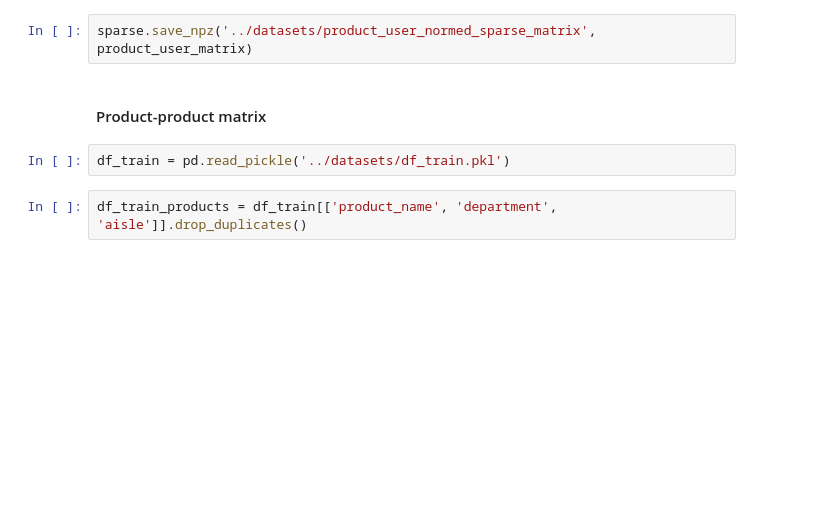
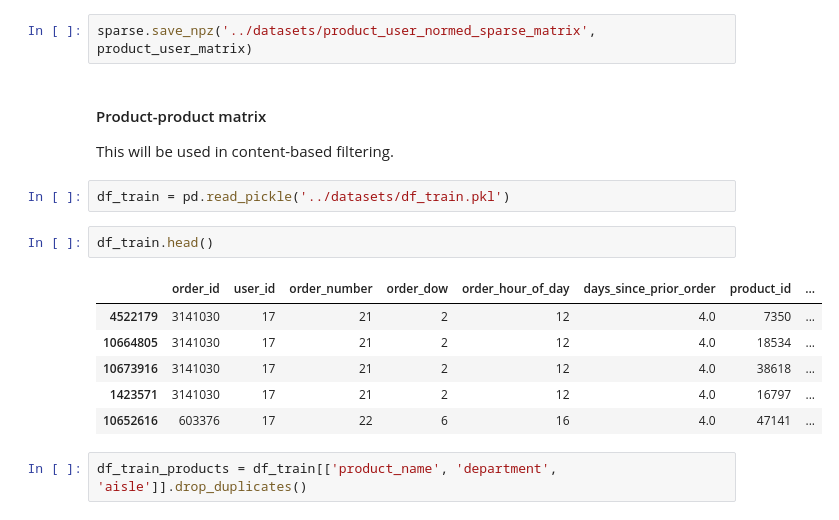
Before and after one commit to zixinlee/GA-data-science, a Jupyter notebook: Capstone-Instacart/code/4_data_prep_for_RecSys.ipynb, the cells around one changed output. Saved outputs shown, nothing was run; the diff lists cells and outputs as text; blank space fills up the shorter version.

```diff
--- a/Capstone-Instacart/code/4_data_prep_for_RecSys.ipynb
+++ b/Capstone-Instacart/code/4_data_prep_for_RecSys.ipynb
@@ -286,8 +290,19 @@ product_user_matrix = sparse.coo_matrix(pivot_user_product_normed.fillna(0).T)
 sparse.save_npz('../datasets/product_user_normed_sparse_matrix', product_user_matrix)
 # %% [markdown]
 #### Product-product matrix
+
+This will be used in content-based filtering.
 # %%
 df_train = pd.read_pickle('../datasets/df_train.pkl')
+# %%
+df_train.head()
+# %% [output]
+|  | order_id | user_id | order_number | order_dow | order_hour_of_day | days_since_prior_order | product_id | ... |
+| 4522179 | 3141030 | 17 | 21 | 2 | 12 | 4.0 | 7350 | ... |
+| 10664805 | 3141030 | 17 | 21 | 2 | 12 | 4.0 | 18534 | ... |
+| 10673916 | 3141030 | 17 | 21 | 2 | 12 | 4.0 | 38618 | ... |
+| 1423571 | 3141030 | 17 | 21 | 2 | 12 | 4.0 | 16797 | ... |
+| 10652616 | 603376 | 17 | 22 | 6 | 16 | 4.0 | 47141 | ... |
 # %%
 df_train_products = df_train[['product_name', 'department', 'aisle']].drop_duplicates()
 # %%
```
Also changed, not shown: parts of 2 cells of this notebook, 4 other files.
